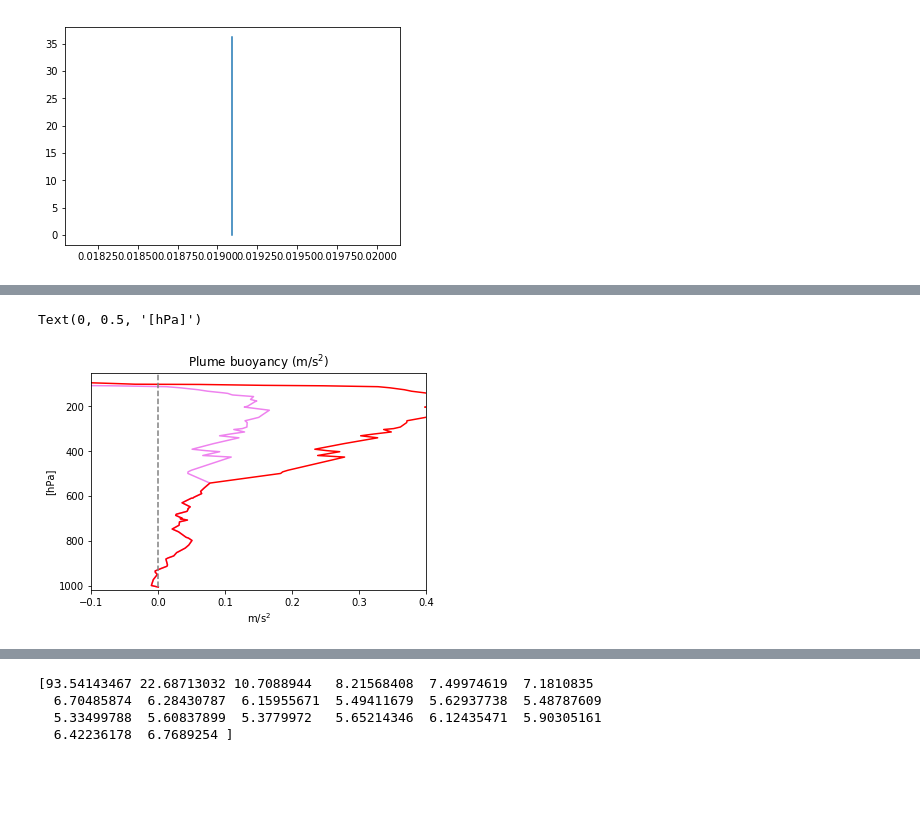
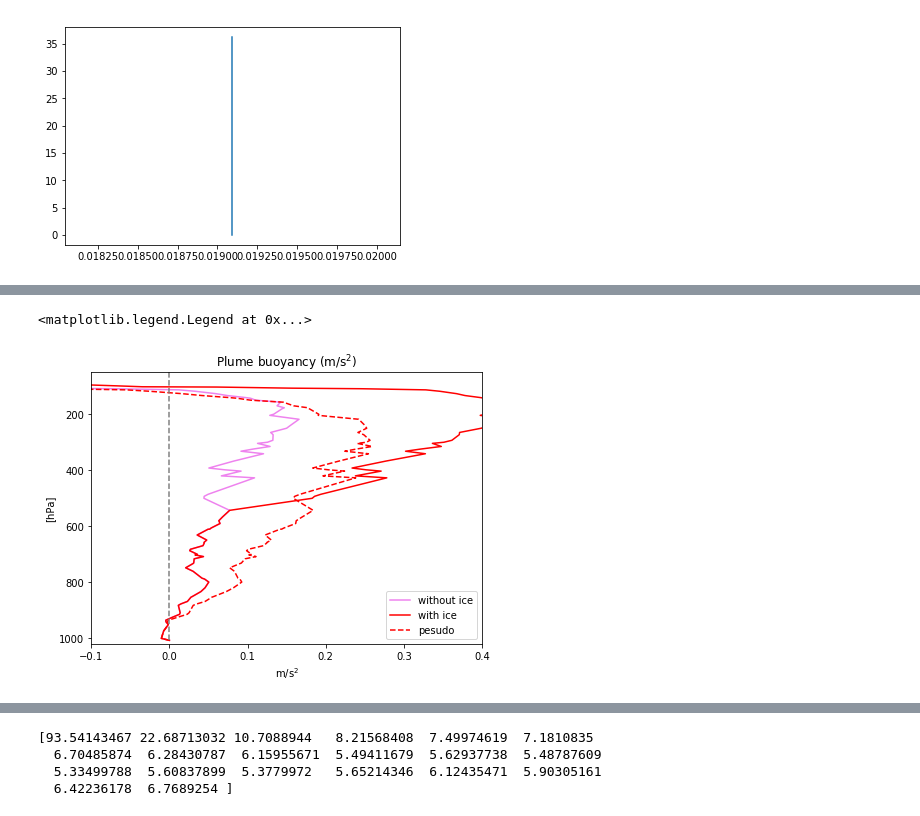
Before and after one commit to weiming9115/ATM663_convection_meso, a Jupyter notebook: Resources/Notebooks/Real_Parcel_Buoyancy_weiming.ipynb, the cells around one changed output, grey strips where cells are left out. Cells and saved outputs as stored; diff of their text form; code cells hidden in the pictures; blank space fills up the shorter version.

```diff
--- a/Resources/Notebooks/Real_Parcel_Buoyancy_weiming.ipynb
+++ b/Resources/Notebooks/Real_Parcel_Buoyancy_weiming.ipynb
@@ -151,10 +150,8 @@ def esat(T):
 # This one is from Emanuel page 116 (4.4.13), over liquid at all temperatures
     Tref = 273.15
     ESAT = np.exp( 53.67957 - 6743.769/(T+Tref) - 4.8451*np.log(T+Tref) )
-# This one is over ice, but valid at subzero temperatures only
-#    ESATI = np.exp( 23.33086 - 6111.72784/(T+Tref) + 0.15215*np.log(T+Tref) )
 
-# Water only
+    # Water only
     return ESAT
 
 def esati(T):
@@ -163,13 +160,13 @@ def esati(T):
         print, 'esat: Please provide T in CELSIUS ', np.max(np.abs(T))
         return 0
 
-# This one is from Emanuel page 116 (4.4.13), over liquid at all temperatures
+    # This one is from Emanuel page 116 (4.4.13), over liquid at all temperatures
     Tref = 273.15
     ESAT = np.exp( 53.67957 - 6743.769/(T+Tref) - 4.8451*np.log(T+Tref) )
-# This one is over ice, but valid at subzero temperatures only
+    # This one is over ice, but valid at subzero temperatures only
     ESATI = np.exp( 23.33086 - 6111.72784/(T+Tref) + 0.15215*np.log(T+Tref) )
 
-# Stitch them together into the optput array based on sign of T in C
+    # Stitch them together into the optput array based on sign of T in C
     return np.where(T>0, ESAT,ESATI)
 
 
@@ -179,7 +176,7 @@ def mixrat(Td,p):
         print, 'mixrat: provide Td in C, p in mb',np.max(np.abs(Td)),np.max(np.abs(p))
         #return 0
 
-# simple formula with 0.622 rato of molecular weight or R vapor vs. air
+    # simple formula with 0.622 rato of molecular weight or R vapor vs. air
     es = esat(Td)
     return 0.622 * es / (p-es)
 
@@ -192,7 +189,7 @@ def entropy(T,p,qtot):
         print( T,p,qtot )
         return 0
 
-# from Raymond & Blyth 1992
+    # from Raymond & Blyth 1992
     Tref = 273.15
     pref = 1000.0
     Cpd = 1005.		# dry air heat capacity at const p
@@ -219,9 +216,9 @@ def invert_entropy(sm,qt,p):
 # Returns T & qv vapor mixing ratio
 # Met units: mb, C, kg/kg
 
-    LOOPMAX =  100 #  /* max number of iteration loops */
+    LOOPMAX =  200 #  /* max number of iteration loops */
 
-#/* invert the entropy equation -- use Newton's method. Measure ds for dT=1K
+    #/* invert the entropy equation -- use Newton's method. Measure ds for dT=1K
 
     ts = 200.0 + p/10. - 273.16	 # crude first guess (C)
     for i in range(0, LOOPMAX+1):
@@ -260,7 +257,7 @@ def invert_MSE(h,qt,Z,p):
 # Met units: m, C, kg/kg, mb
 
 #/* invert the transitive MSE equation -- use Newton's method
-    LOOPMAX =  200 #  /* max number of iteration loops */
+    LOOPMAX =  400 #  /* max number of iteration loops */
 
     ts = h*0 +20 -6*Z/1000. # crude first guess at T (6 K/km lapse rate)
 
@@ -290,7 +287,7 @@ def invert_MSE(h,qt,Z,p):
             print( "MSE invert not converging" )
             #return 0
 
-# After the corrections have converged, gather up result and return it
+    # After the corrections have converged, gather up result and return it
     qvsat = mixrat(ts,p)		#/* saturation mixing ratio at computed temp */
     qv = np.where(qt < qvsat,qt, qvsat)      #/* check for saturation */
 
@@ -563,17 +573,19 @@ CIN = \int_{Sfc}^{LFC}b \ \ dz
 # %%
 dTrho = Trho(Tp,qvp,qcp)-Tv(T,q) # no mixing, no ice
 dTrho_ice = Trho(Tpice,qvp,qcpice+qipice)-Tv(T,q)
-#dTrho_cmix = Trho(Tp,qvp,qcp)-Tv(T,q)
+dTrho_pseu = Trho(Tp_precip,qvp_precip, 0)-Tv(T,q)
 
-#dTrho_dmix = Trho(Tp_dmix,qvp_dmix,qcp_dmix)-Tv(T,q) # deep mixing
+b = 9.8*dTrho/(Tv(T,q) + 273.15)
+b_ice = 9.8*dTrho_ice/(Tv(T,q) + 273.15)
+b_pseu = 9.8*dTrho_pseu/(Tv(T,q) + 273.15)
 
-b = 9.8* dTrho/(Tv(T,q) + 273.15)
-b_ice = 9.8* dTrho_ice/(Tv(T,q) + 273.15)
+fig = plt.figure(figsize=(7,5))
 
-plot(b , p,'violet'); plot(b_ice, p,'r')
+plot(b , p,'violet'); plot(b_ice, p,'r');plot(b_pseu, p,'--r')
 plot(p*0, p,'--',color='grey')
 ylim([1020,50]); xlim([-0.1,0.4]);
 title('Plume buoyancy (m/s$^2$)'); xlabel('m/s$^2$'); ylabel('[hPa]')
+plt.legend(['without ice','with ice','pesudo'])
 # %% [output]
-Text(0, 0.5, '[hPa]')
+<matplotlib.legend.Legend at 0x...>
-[figure, old version]
+[figure, new version]
```
Also changed, not shown: parts of 35 cells of this notebook.
